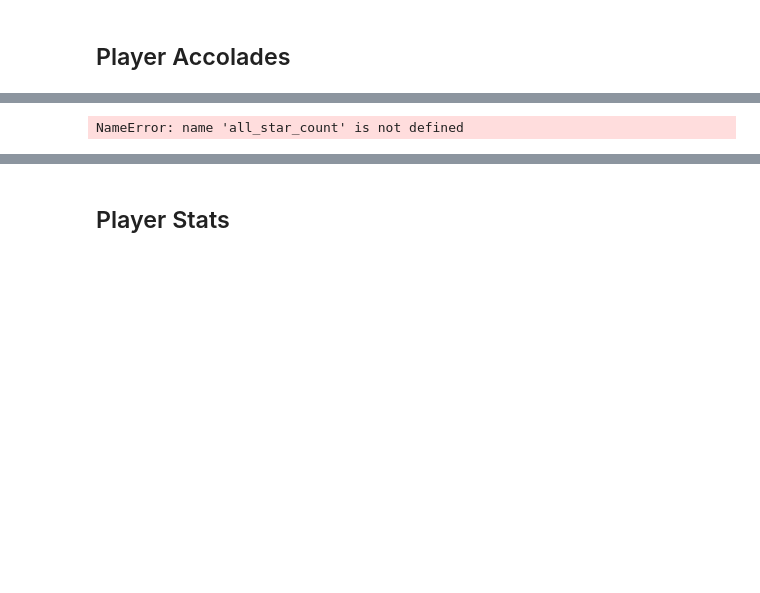
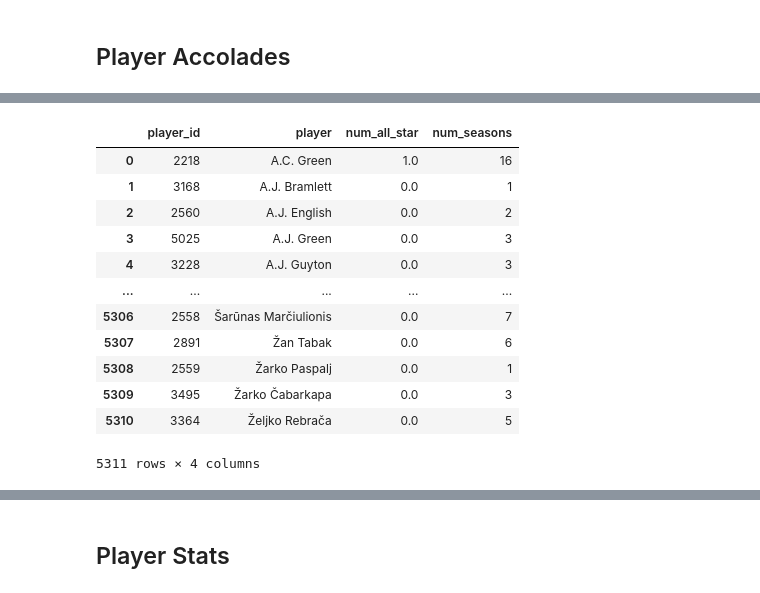
Before and after one commit to justmai1/nba-hof, a Jupyter notebook: data/data-manipulation.ipynb, the cells around one changed output, grey strips where cells are left out. Drawn from its saved outputs; the diff is of its cells as text; code cells hidden in the pictures; blank space fills up the shorter version.

```diff
--- a/data/data-manipulation.ipynb
+++ b/data/data-manipulation.ipynb
@@ -42,13 +52,27 @@ NameError: name 'all_star' is not defined
 # %%
 # Giving All Star players Player IDs
 as_df = pd.merge(
+    player,
     all_star_count,
-    player,
     on = ["player"],
-    how="inner"
-)[["player_id", "player", "num_all_star", "num_seasons"]]
+    how="outer"
+).fillna(0)[["player_id", "player", "num_all_star", "num_seasons"]]
+
+as_df
 # %% [output]
+|  | player_id | player | num_all_star | num_seasons |
+| 0 | 2218 | A.C. Green | 1.0 | 16 |
+| 1 | 3168 | A.J. Bramlett | 0.0 | 1 |
+| 2 | 2560 | A.J. English | 0.0 | 2 |
+| 3 | 5025 | A.J. Green | 0.0 | 3 |
+| 4 | 3228 | A.J. Guyton | 0.0 | 3 |
+| ... | ... | ... | ... | ... |
+| 5306 | 2558 | Šarūnas Marčiulionis | 0.0 | 7 |
+| 5307 | 2891 | Žan Tabak | 0.0 | 6 |
+| 5308 | 2559 | Žarko Paspalj | 0.0 | 1 |
+| 5309 | 3495 | Žarko Čabarkapa | 0.0 | 3 |
+| 5310 | 3364 | Željko Rebrača | 0.0 | 5 |
-NameError: name 'all_star_count' is not defined
+5311 rows × 4 columns
 # %%
 award_count = awards.loc[awards["winner"] == True].groupby(
     ["player_id", "player", "award"]
```
Also changed, not shown: parts of 7 cells of this notebook, 5 other files.
